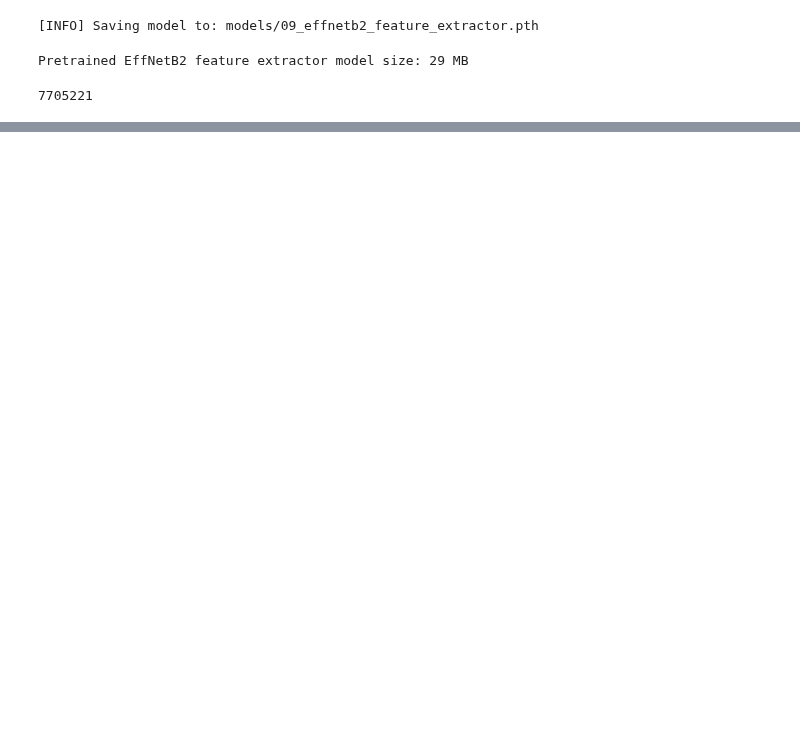
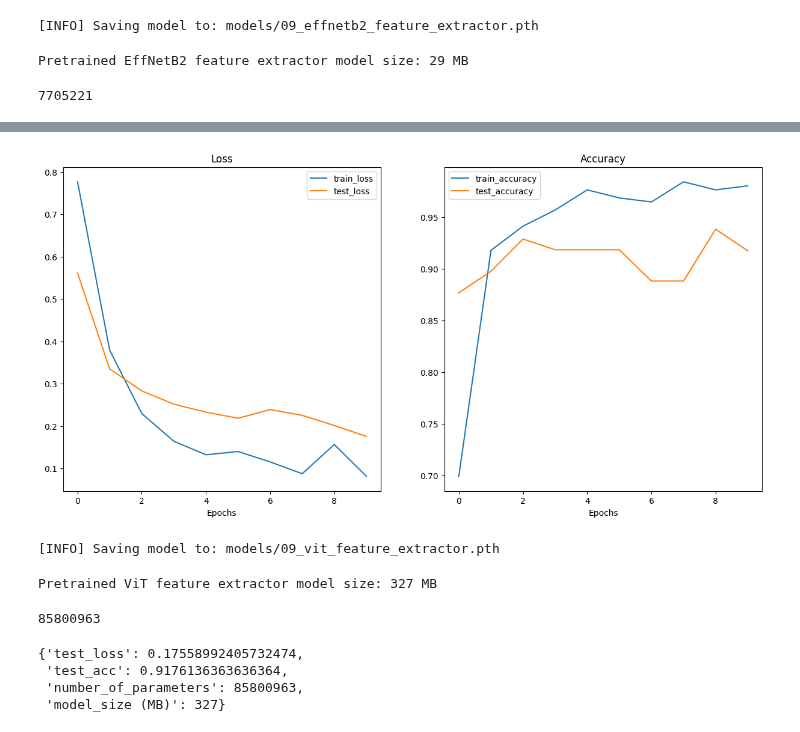
Before and after one commit to AmanullaChishty/Pytorch, a Jupyter notebook: PyTorch_Model_Deployment.ipynb, the cells around one changed output, grey strips where cells are left out. Drawn from its saved outputs; the diff is of its cells as text; code cells hidden in the pictures; blank space fills up the shorter version.

```diff
--- a/PyTorch_Model_Deployment.ipynb
+++ b/PyTorch_Model_Deployment.ipynb
@@ -190,0 +201,18 @@ effnetb2_stats
+# %%
+def create_vit_model(num_classes:int=3,seed:int=42):
+  weights = torchvision.models.ViT_B_16_Weights.DEFAULT
+  transforms = weights.transforms()
+  model = torchvision.models.vit_b_16(weights=weights)
+
+  for param in model.parameters():
+    param.requires_grad = False
+
+  torch.manual_seed(seed)
+  model.heads = nn.Sequential(
+    nn.Dropout(p=0.3, inplace=True),
+    nn.Linear(in_features=768, out_features=num_classes)
+  )
+
+  return model, transforms
+# %%
+vit,vit_transforms = create_vit_model(num_classes=3,seed=42)
@@ -190,0 +247,25 @@ effnetb2_stats
+# %%
+# Setup ViT DataLoaders
+from going_modular.going_modular import data_setup
+train_dataloader_vit, test_dataloader_vit, class_names = data_setup.create_dataloaders(
+    train_dir=train_dir,
+    test_dir=test_dir,
+    transform=vit_transforms,
+    batch_size=32
+)
+# %%
+#Training ViTfeature extractor
+
+from going_modular.going_modular import engine
+
+optimizer = optim.Adam(params=vit.parameters(), lr=1e-3)
+loss_fn = nn.CrossEntropyLoss()
+
+set_seeds()
+vit_results = engine.train(model=vit,
+                                train_dataloader=train_dataloader_vit,
+                                test_dataloader=test_dataloader_vit,
+                                optimizer=optimizer,
+                                loss_fn=loss_fn,
+                                epochs=10,
+                                device=device)
@@ -190,0 +283,35 @@ effnetb2_stats
+# %%
+plot_loss_curves(vit_results)
+# %% [output]
+[figure, added]
+# %%
+#Save the model
+
+utils.save_model(model=vit,
+                 target_dir="models",
+                 model_name="09_vit_feature_extractor.pth")
+# %% [output]
+[INFO] Saving model to: models/09_vit_feature_extractor.pth
+# %%
+model_path = Path("models/09_vit_feature_extractor.pth")
+pretrained_vit_model_size=model_path.stat().st_size//(1024*1024)
+print(f"Pretrained ViT feature extractor model size: {pretrained_vit_model_size} MB")
+# %% [output]
+Pretrained ViT feature extractor model size: 327 MB
+# %%
+vit_total_params = sum(torch.numel(param) for param in vit.parameters())
+vit_total_params
+# %% [output]
+85800963
+# %%
+# ViT Statistics dictionary
+vit_stats = {"test_loss": vit_results["test_loss"][-1],
+                  "test_acc": vit_results["test_acc"][-1],
+                  "number_of_parameters": vit_total_params,
+                  "model_size (MB)": pretrained_vit_model_size}
+vit_stats
+# %% [output]
+{'test_loss': 0.17558992405732474,
+ 'test_acc': 0.9176136363636364,
+ 'number_of_parameters': 85800963,
+ 'model_size (MB)': 327}
```
Also changed, not shown: parts of 10 cells of this notebook.
